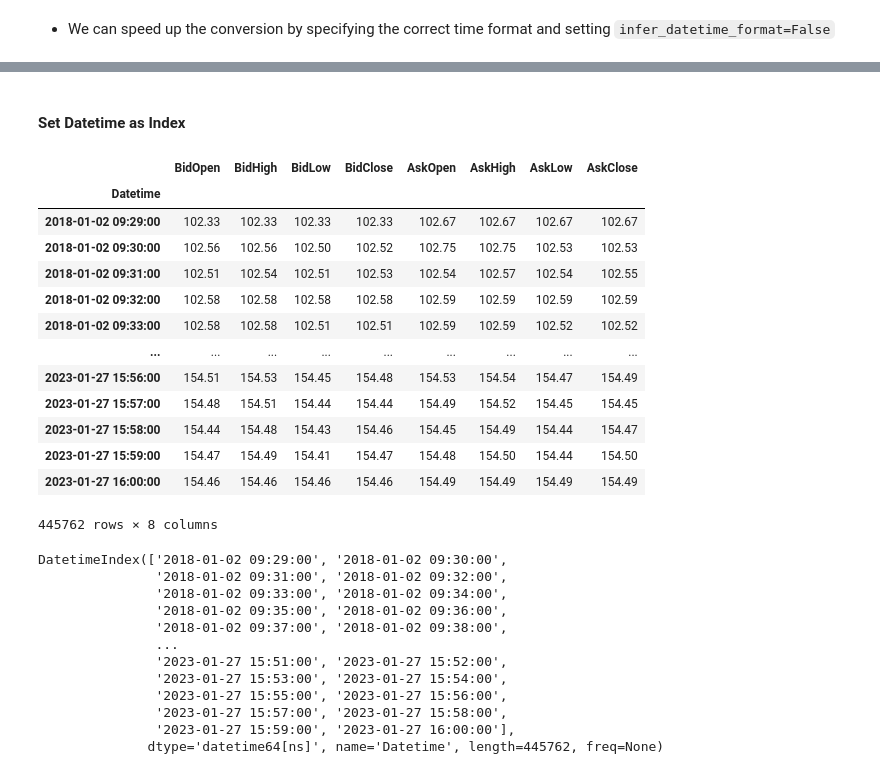
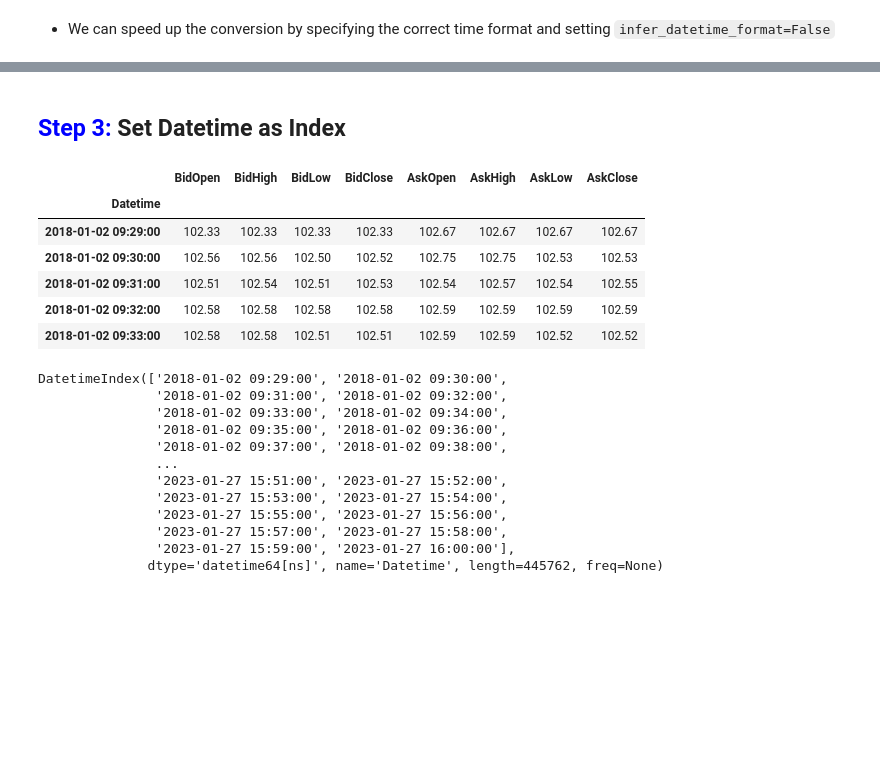
Before and after one commit to erwincarlogonzales/data-viz-time-series-analysis-codealongs, a Jupyter notebook: Solutions/SOLUTIONS Wk18-Lecture01-CodeAlong.ipynb, the cells around one changed output, grey strips where cells are left out. Cells and saved outputs as stored; diff of their text form; code cells hidden in the pictures; blank space fills up the shorter version.

```diff
--- a/Solutions/SOLUTIONS Wk18-Lecture01-CodeAlong.ipynb
+++ b/Solutions/SOLUTIONS Wk18-Lecture01-CodeAlong.ipynb
@@ -262,26 +257,19 @@ Wall time: 1.12 s
 | 0 | 102.33 | 102.33 | 102.33 | 102.33 | 102.67 | 102.67 | 102.67 | 102.67 | 2018-01-02 09:29:00 |
 | 1 | 102.56 | 102.56 | 102.50 | 102.52 | 102.75 | 102.75 | 102.53 | 102.53 | 2018-01-02 09:30:00 |
 # %% [markdown]
-#### Set Datetime as Index
+## <font color='blue'> Step 3: </font> Set Datetime as Index
 # %%
 ## Setting the datetime index
 df_ts = sp500_min_df.set_index("Datetime")
-df_ts
+df_ts.head()
 # %% [output]
 |  | BidOpen | BidHigh | BidLow | BidClose | AskOpen | AskHigh | AskLow | AskClose |
 | Datetime |  |  |  |  |  |  |  |  |
 | 2018-01-02 09:29:00 | 102.33 | 102.33 | 102.33 | 102.33 | 102.67 | 102.67 | 102.67 | 102.67 |
 | 2018-01-02 09:30:00 | 102.56 | 102.56 | 102.50 | 102.52 | 102.75 | 102.75 | 102.53 | 102.53 |
 | 2018-01-02 09:31:00 | 102.51 | 102.54 | 102.51 | 102.53 | 102.54 | 102.57 | 102.54 | 102.55 |
 | 2018-01-02 09:32:00 | 102.58 | 102.58 | 102.58 | 102.58 | 102.59 | 102.59 | 102.59 | 102.59 |
 | 2018-01-02 09:33:00 | 102.58 | 102.58 | 102.51 | 102.51 | 102.59 | 102.59 | 102.52 | 102.52 |
-| ... | ... | ... | ... | ... | ... | ... | ... | ... |
-| 2023-01-27 15:56:00 | 154.51 | 154.53 | 154.45 | 154.48 | 154.53 | 154.54 | 154.47 | 154.49 |
-| 2023-01-27 15:57:00 | 154.48 | 154.51 | 154.44 | 154.44 | 154.49 | 154.52 | 154.45 | 154.45 |
-| 2023-01-27 15:58:00 | 154.44 | 154.48 | 154.43 | 154.46 | 154.45 | 154.49 | 154.44 | 154.47 |
-| 2023-01-27 15:59:00 | 154.47 | 154.49 | 154.41 | 154.47 | 154.48 | 154.50 | 154.44 | 154.50 |
-| 2023-01-27 16:00:00 | 154.46 | 154.46 | 154.46 | 154.46 | 154.49 | 154.49 | 154.49 | 154.49 |
-445762 rows × 8 columns
 # %%
 df_ts.index
 # %% [output]
```
Also changed, not shown: parts of 46 cells of this notebook, 1 other file.
